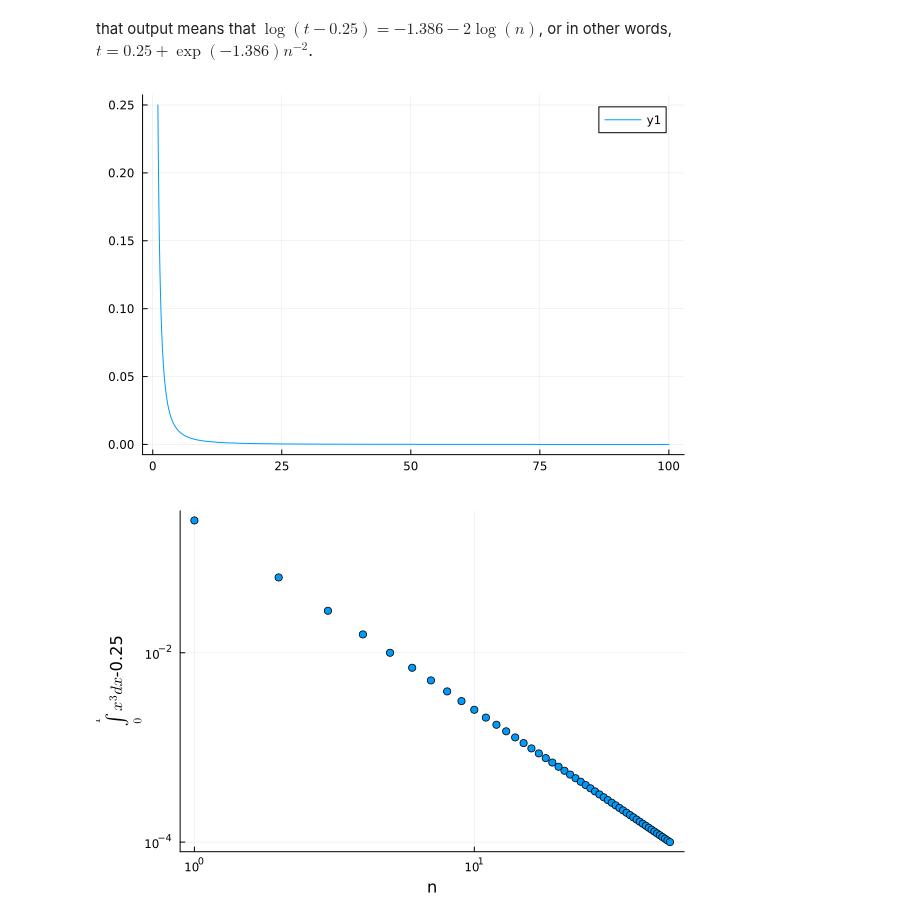
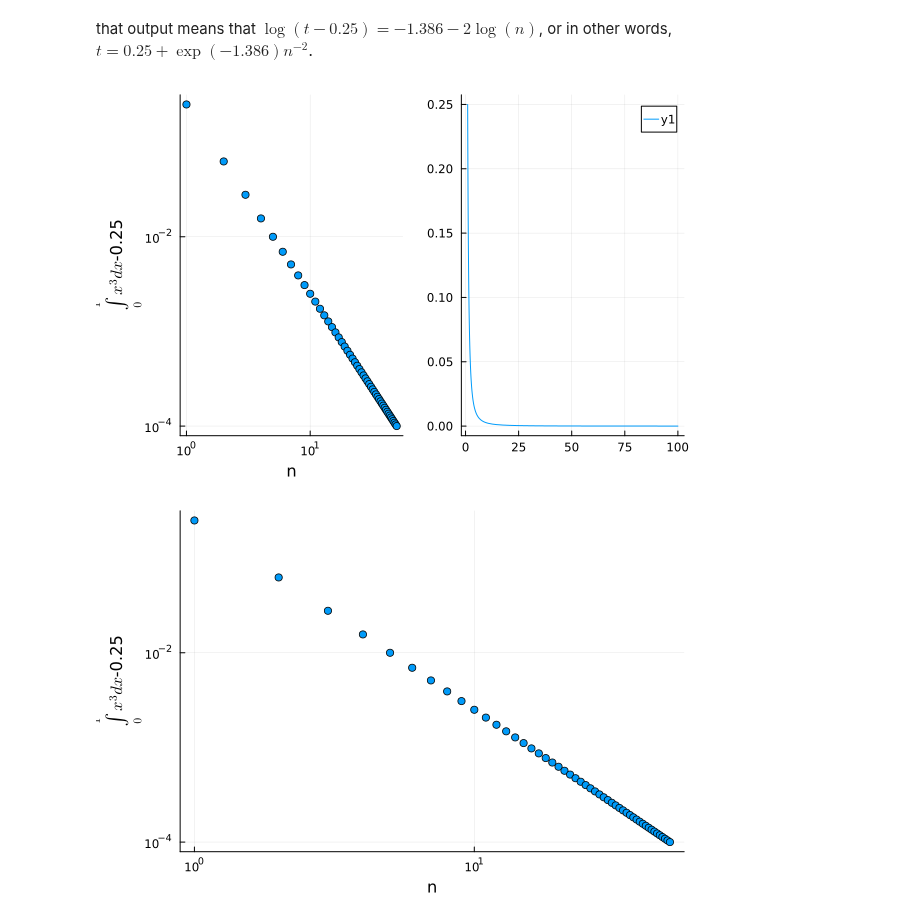
Before and after one commit to em256/phys4480, a Jupyter notebook: Period of a pendulum.ipynb, the cells around one changed output. Drawn from its saved outputs; the diff is of its cells as text; code cells hidden in the pictures.

```diff
--- a/Period of a pendulum.ipynb
+++ b/Period of a pendulum.ipynb
@@ -216,7 +234,8 @@ end
 That block was equivalent to writing
 # %%
 function f(x)
-    x^2
+    y=x+1
+    return y^2+2
 end
 
 naive_trap(f,(0,1),10)
@@ -444,9 +466,10 @@ that output means that $\log(t-0.25)=-1.386 - 2\log(n)$, or in other words, $t=0
 # %%
 p1=scatter(nvals,tvals.-0.25,xlabel="n",ylabel=L"$\int_0^1x^3dx$-0.25",
     legend=false,xaxis=:log, yaxis=:log)
 p2=plot(x->exp(lf1[1]+lf1[2]*log(x)),1,100)
+plot(p1,p2)
 # %% [output]
-[figure, old version]
+[figure, new version]
 # %%
 p1
 # %% [output]
```
Also changed, not shown: parts of 49 cells of this notebook.
